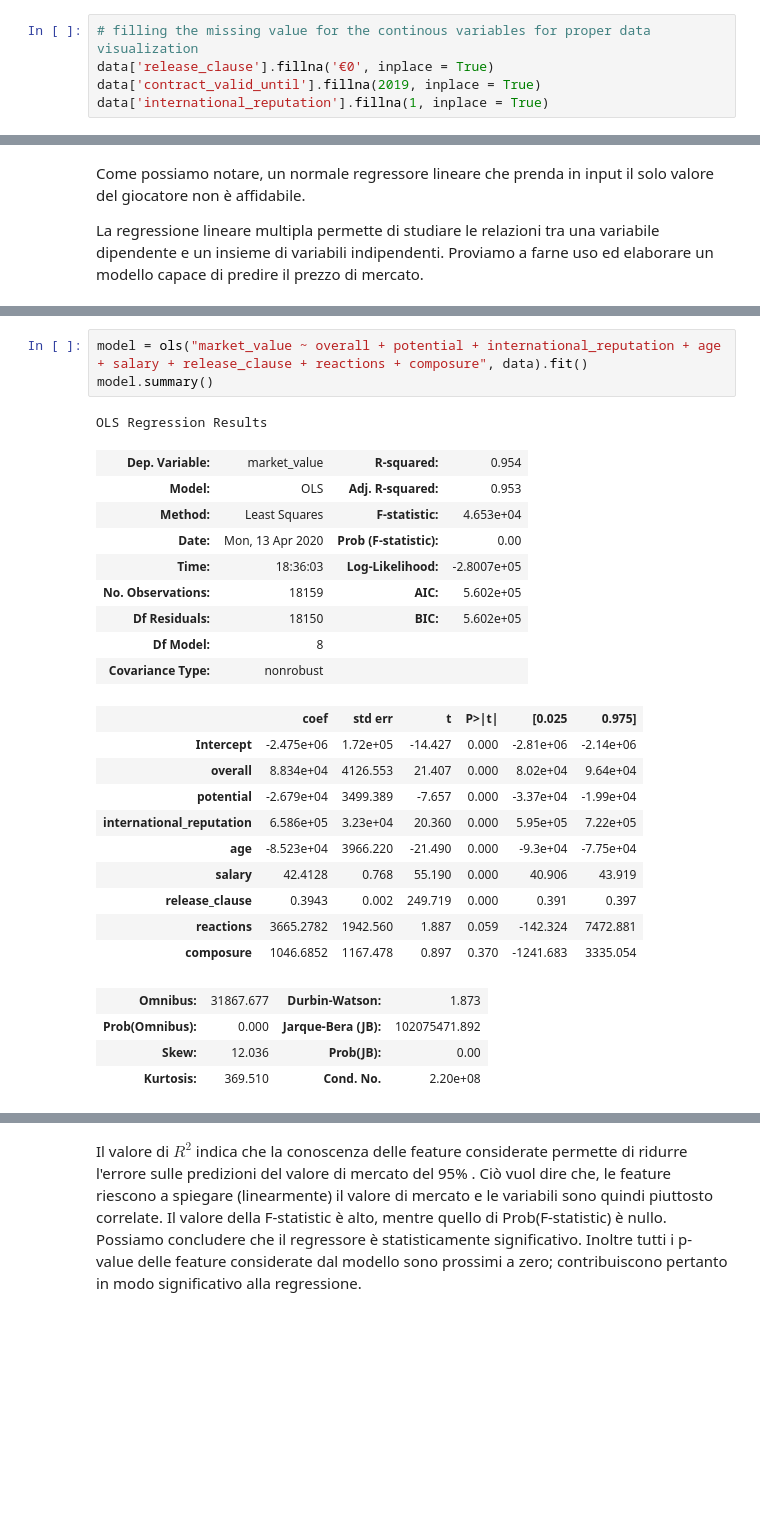
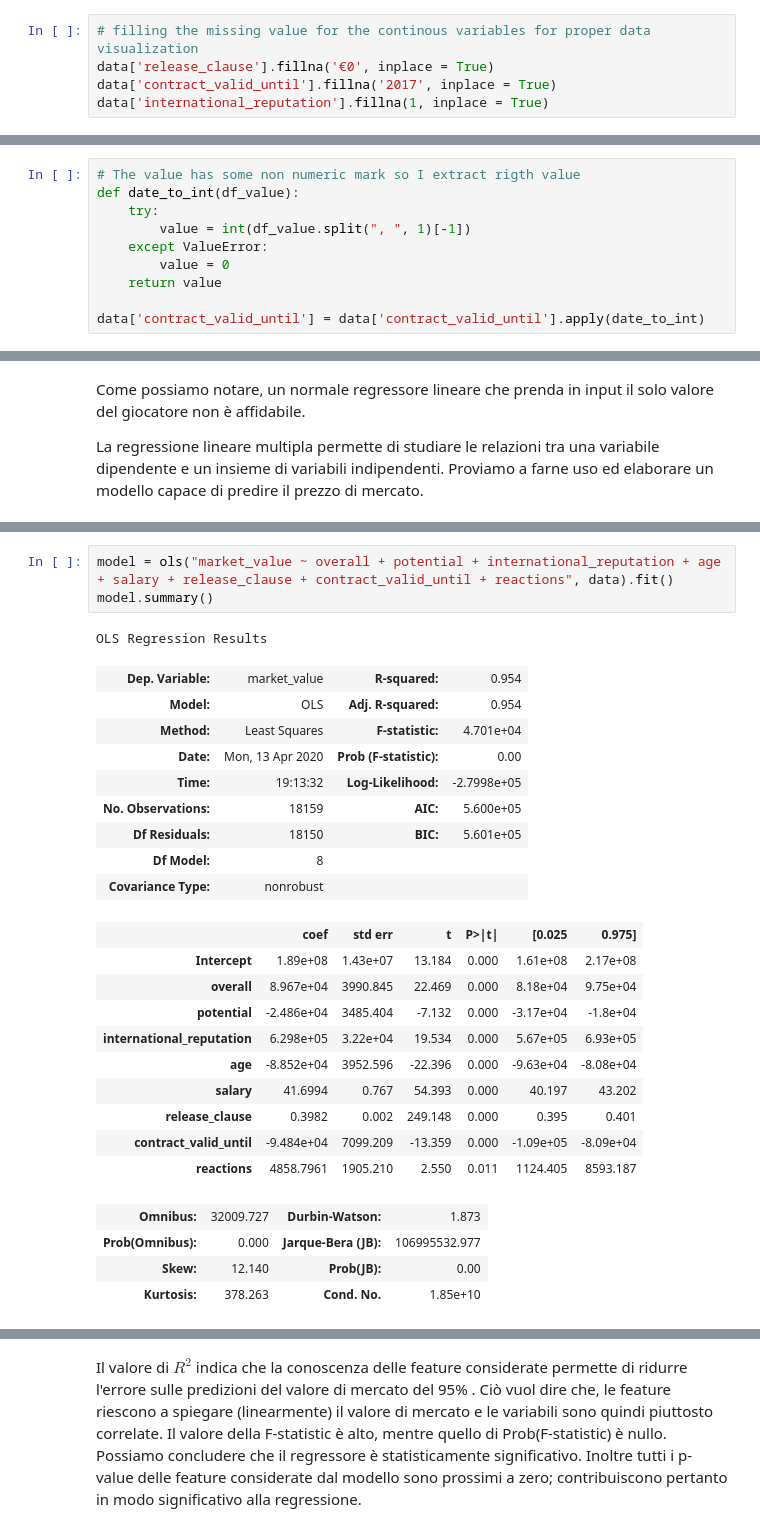
Before and after one commit to ValerioTosto/Fifa19DataAnalysis, a Jupyter notebook: Fifa19 Analysis.ipynb, the cells around one changed output, grey strips where cells are left out. Saved outputs shown, nothing was run; the diff lists cells and outputs as text; blank space fills up the shorter version.

```diff
--- a/Fifa19 Analysis.ipynb
+++ b/Fifa19 Analysis.ipynb
@@ -369,7 +370,7 @@ Prima di calcolare la regressione effettuiamo una fase di preprocessing; vengono
 # %%
 # filling the missing value for the continous variables for proper data visualization
 data['release_clause'].fillna('€0', inplace = True)
-data['contract_valid_until'].fillna(2019, inplace = True)
+data['contract_valid_until'].fillna('2017', inplace = True)
 data['international_reputation'].fillna(1, inplace = True)
 # %%
 # The value has some non numeric mark so I extract rigth value
@@ -390,3 +391,13 @@ data['market_value'] = data['value'].apply(value_to_int)
 data['salary'] = data['wage'].apply(value_to_int)
 data['release_clause'] = data['release_clause'].apply(value_to_int)
 data.drop(['value','wage'], 1, inplace=True)
+# %%
+# The value has some non numeric mark so I extract rigth value
+def date_to_int(df_value):
+    try:
+        value = int(df_value.split(", ", 1)[-1])
+    except ValueError:
+        value = 0
+    return value
+
+data['contract_valid_until'] = data['contract_valid_until'].apply(date_to_int)
@@ -490,32 +530,32 @@ Warnings:
 [2] The condition number is large, 1.8e+03. This might indicate that there are
 strong multicollinearity or other numerical problems.
 # %%
-model = ols("market_value ~ overall + potential + international_reputation + age + salary + release_clause + reactions + composure", data).fit()
+model = ols("market_value ~ overall + potential + international_reputation + age + salary + release_clause + contract_valid_until + reactions", data).fit()
 model.summary()
 # %% [output]
 OLS Regression Results
 | Dep. Variable: | market_value | R-squared: | 0.954 |
-| Model: | OLS | Adj. R-squared: | 0.953 |
-| Method: | Least Squares | F-statistic: | 4.653e+04 |
+| Model: | OLS | Adj. R-squared: | 0.954 |
+| Method: | Least Squares | F-statistic: | 4.701e+04 |
 | Date: | Mon, 13 Apr 2020 | Prob (F-statistic): | 0.00 |
-| Time: | 18:36:03 | Log-Likelihood: | -2.8007e+05 |
-| No. Observations: | 18159 | AIC: | 5.602e+05 |
-| Df Residuals: | 18150 | BIC: | 5.602e+05 |
+| Time: | 19:13:32 | Log-Likelihood: | -2.7998e+05 |
+| No. Observations: | 18159 | AIC: | 5.600e+05 |
+| Df Residuals: | 18150 | BIC: | 5.601e+05 |
 | Df Model: | 8 |  |  |
 | Covariance Type: | nonrobust |  |  |
 |  | coef | std err | t | P>|t| | [0.025 | 0.975] |
-| Intercept | -2.475e+06 | 1.72e+05 | -14.427 | 0.000 | -2.81e+06 | -2.14e+06 |
-| overall | 8.834e+04 | 4126.553 | 21.407 | 0.000 | 8.02e+04 | 9.64e+04 |
-| potential | -2.679e+04 | 3499.389 | -7.657 | 0.000 | -3.37e+04 | -1.99e+04 |
-| international_reputation | 6.586e+05 | 3.23e+04 | 20.360 | 0.000 | 5.95e+05 | 7.22e+05 |
-| age | -8.523e+04 | 3966.220 | -21.490 | 0.000 | -9.3e+04 | -7.75e+04 |
-| salary | 42.4128 | 0.768 | 55.190 | 0.000 | 40.906 | 43.919 |
-| release_clause | 0.3943 | 0.002 | 249.719 | 0.000 | 0.391 | 0.397 |
-| reactions | 3665.2782 | 1942.560 | 1.887 | 0.059 | -142.324 | 7472.881 |
-| composure | 1046.6852 | 1167.478 | 0.897 | 0.370 | -1241.683 | 3335.054 |
+| Intercept | 1.89e+08 | 1.43e+07 | 13.184 | 0.000 | 1.61e+08 | 2.17e+08 |
+| overall | 8.967e+04 | 3990.845 | 22.469 | 0.000 | 8.18e+04 | 9.75e+04 |
+| potential | -2.486e+04 | 3485.404 | -7.132 | 0.000 | -3.17e+04 | -1.8e+04 |
+| international_reputation | 6.298e+05 | 3.22e+04 | 19.534 | 0.000 | 5.67e+05 | 6.93e+05 |
+| age | -8.852e+04 | 3952.596 | -22.396 | 0.000 | -9.63e+04 | -8.08e+04 |
+| salary | 41.6994 | 0.767 | 54.393 | 0.000 | 40.197 | 43.202 |
+| release_clause | 0.3982 | 0.002 | 249.148 | 0.000 | 0.395 | 0.401 |
+| contract_valid_until | -9.484e+04 | 7099.209 | -13.359 | 0.000 | -1.09e+05 | -8.09e+04 |
+| reactions | 4858.7961 | 1905.210 | 2.550 | 0.011 | 1124.405 | 8593.187 |
-| Omnibus: | 31867.677 | Durbin-Watson: | 1.873 |
-| Prob(Omnibus): | 0.000 | Jarque-Bera (JB): | 102075471.892 |
-| Skew: | 12.036 | Prob(JB): | 0.00 |
-| Kurtosis: | 369.510 | Cond. No. | 2.20e+08 |
+| Omnibus: | 32009.727 | Durbin-Watson: | 1.873 |
+| Prob(Omnibus): | 0.000 | Jarque-Bera (JB): | 106995532.977 |
+| Skew: | 12.140 | Prob(JB): | 0.00 |
+| Kurtosis: | 378.263 | Cond. No. | 1.85e+10 |
 Warnings:
 [1] Standard Errors assume that the covariance matrix of the errors is correctly specified.
```
Also changed, not shown: parts of 17 cells of this notebook.
